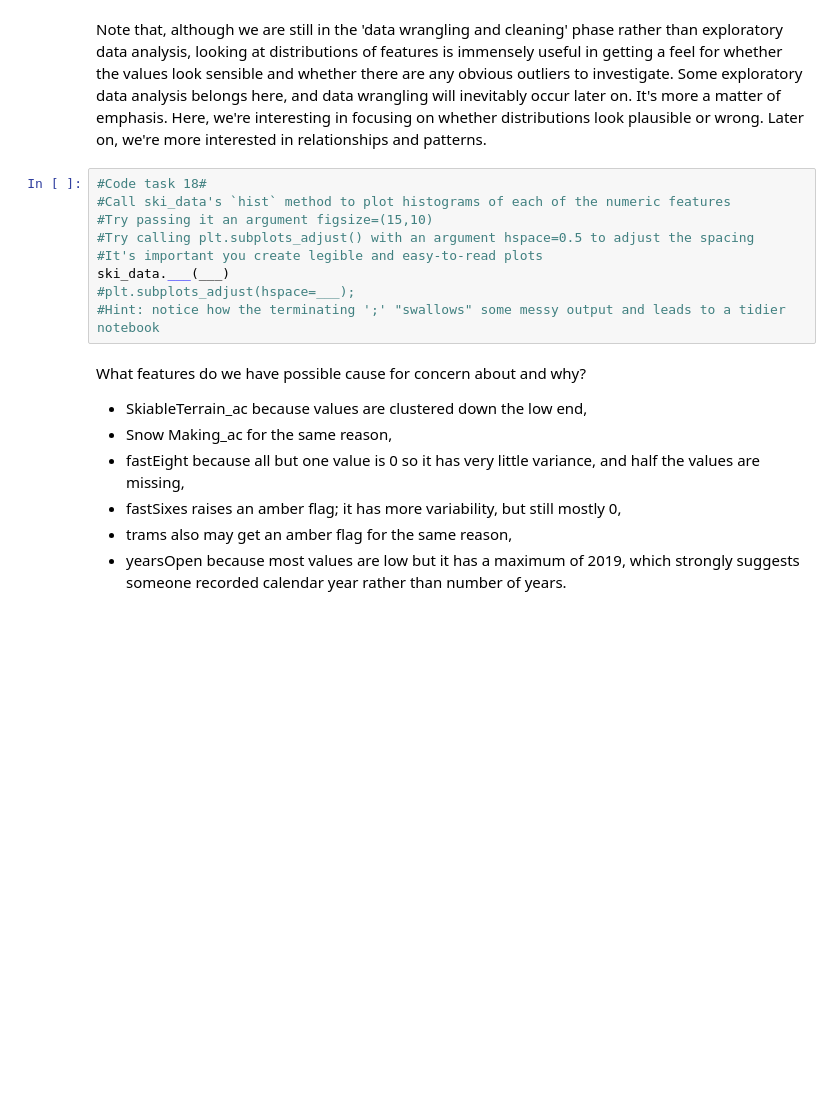
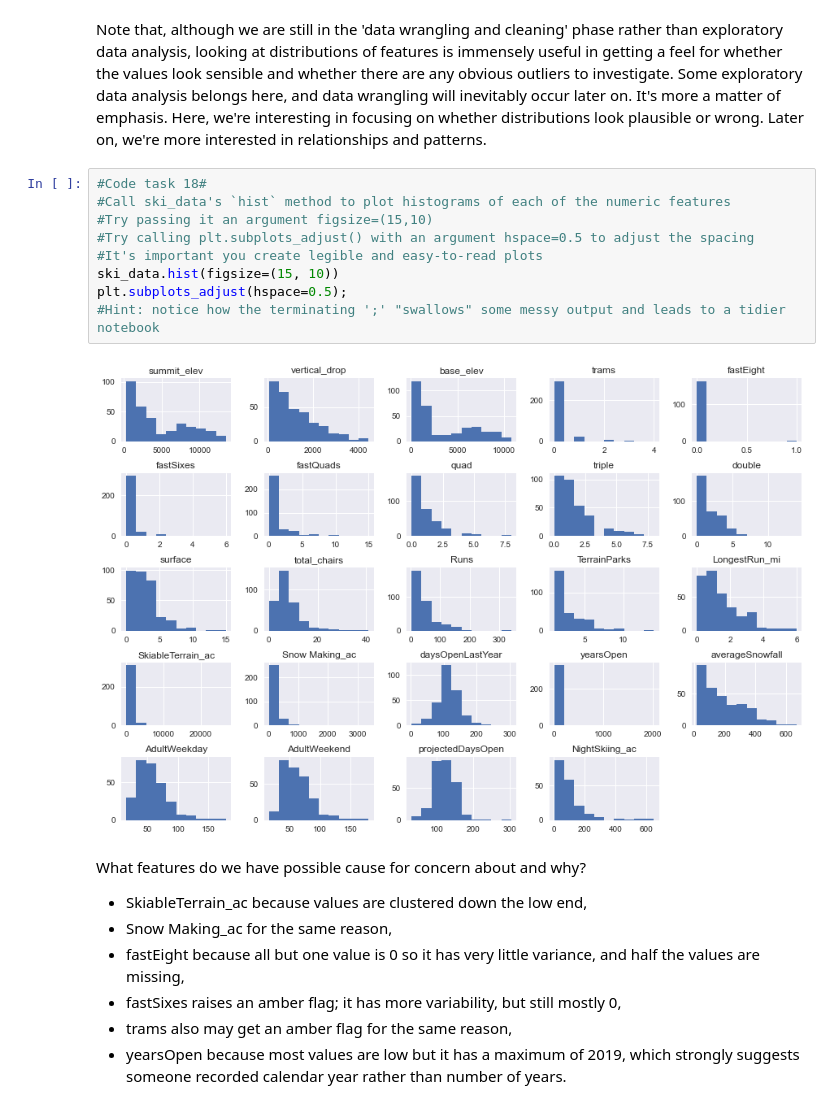
Before and after one commit to rcepedaraza/DataScienceGuidedCapstone, a Jupyter notebook: Notebooks/02_data_wrangling.ipynb, the cells around one changed output. Drawn from its saved outputs; the diff is of its cells as text; blank space fills up the shorter version.

```diff
--- a/Notebooks/02_data_wrangling.ipynb
+++ b/Notebooks/02_data_wrangling.ipynb
@@ -350,12 +523,14 @@ Note that, although we are still in the 'data wrangling and cleaning' phase rath
 # %%
 #Code task 18#
 #Call ski_data's `hist` method to plot histograms of each of the numeric features
 #Try passing it an argument figsize=(15,10)
 #Try calling plt.subplots_adjust() with an argument hspace=0.5 to adjust the spacing
 #It's important you create legible and easy-to-read plots
-ski_data.___(___)
-#plt.subplots_adjust(hspace=___);
+ski_data.hist(figsize=(15, 10))
+plt.subplots_adjust(hspace=0.5);
 #Hint: notice how the terminating ';' "swallows" some messy output and leads to a tidier notebook
+# %% [output]
+[figure, added]
 # %% [markdown]
 What features do we have possible cause for concern about and why?
 
```
Also changed, not shown: parts of 48 cells of this notebook.
